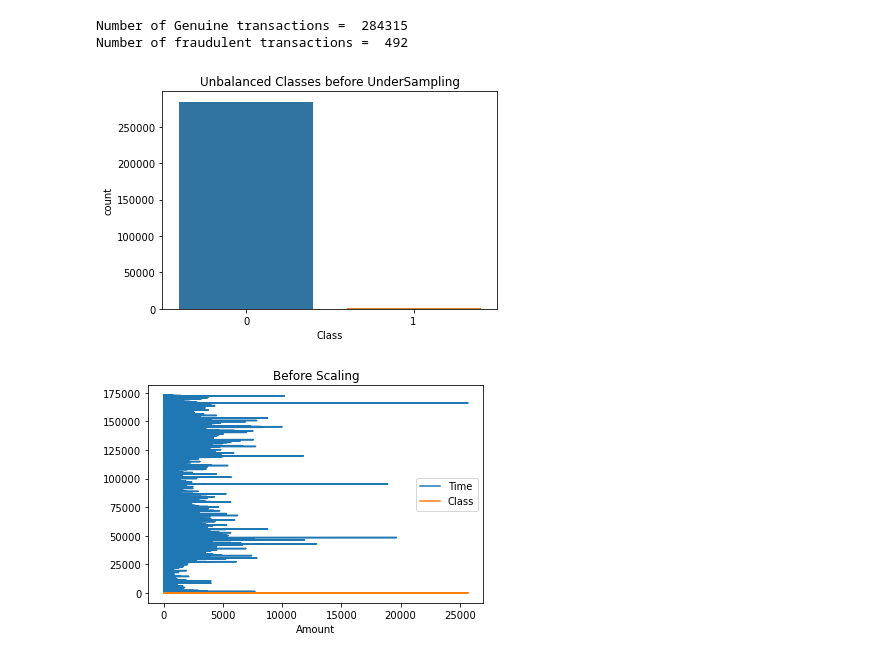
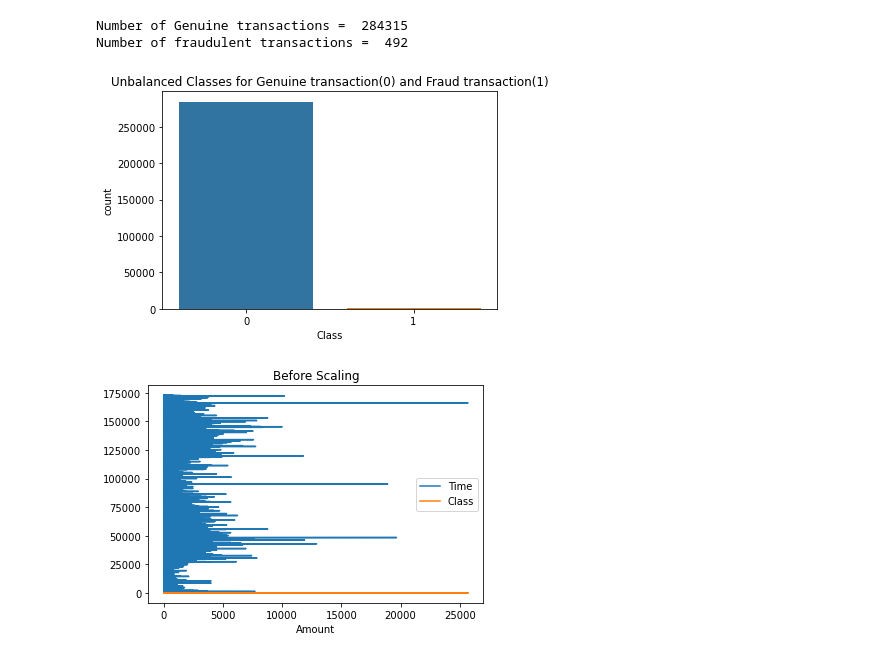
Before and after one commit to NehaDas25/DataScience_CS5661, a Jupyter notebook: Credit_Card_Fraud_Detection.ipynb, the cells around one changed output. Saved outputs shown, nothing was run; the diff lists cells and outputs as text; code cells hidden in the pictures.

```diff
--- a/Credit_Card_Fraud_Detection.ipynb
+++ b/Credit_Card_Fraud_Detection.ipynb
@@ -88,11 +90,11 @@ Number of fraudulent transactions =  492
 # Lets see a sns plot between fraud and genuine transactions
 # %%
 sns.countplot(x = "Class", data = data_set)
-plt.title("Unbalanced Classes before UnderSampling")
+plt.title("Unbalanced Classes for Genuine transaction(0) and Fraud transaction(1)")
 plt.savefig("Before UnderSampling")
 plt.show()
 # %% [output]
-[figure, old version]
+[figure, new version]
 # %%
 #Very huge difference between number of genuine and fraudulent transactions in respect to the classes as seen from the count and sns countplot.
 #That means dataset is very much imbalanced, but what is imbalanced dataset?
```
Also changed, not shown: parts of 36 cells of this notebook, 7 other files.
